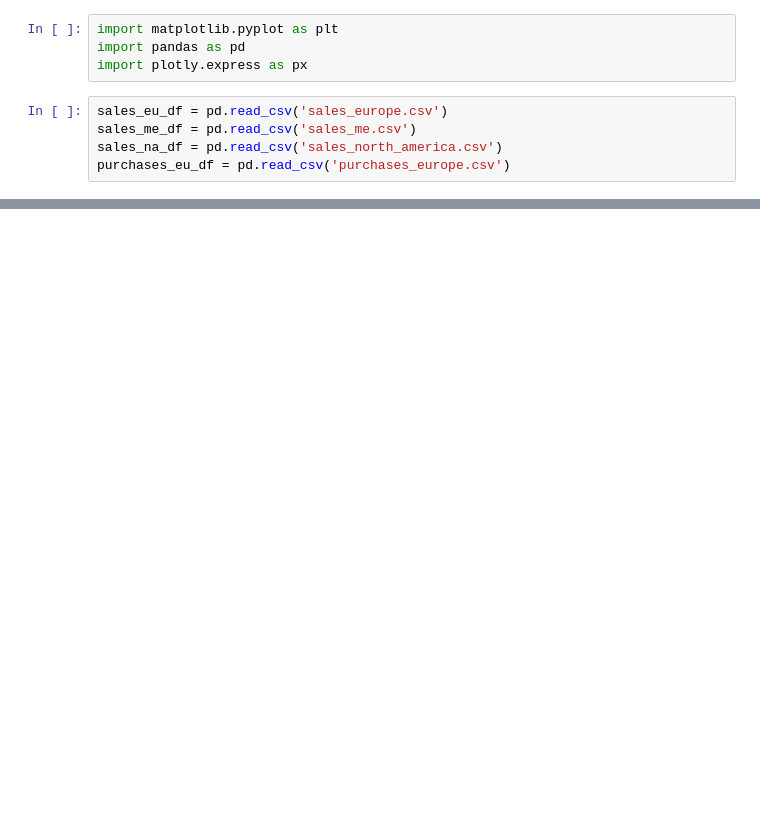
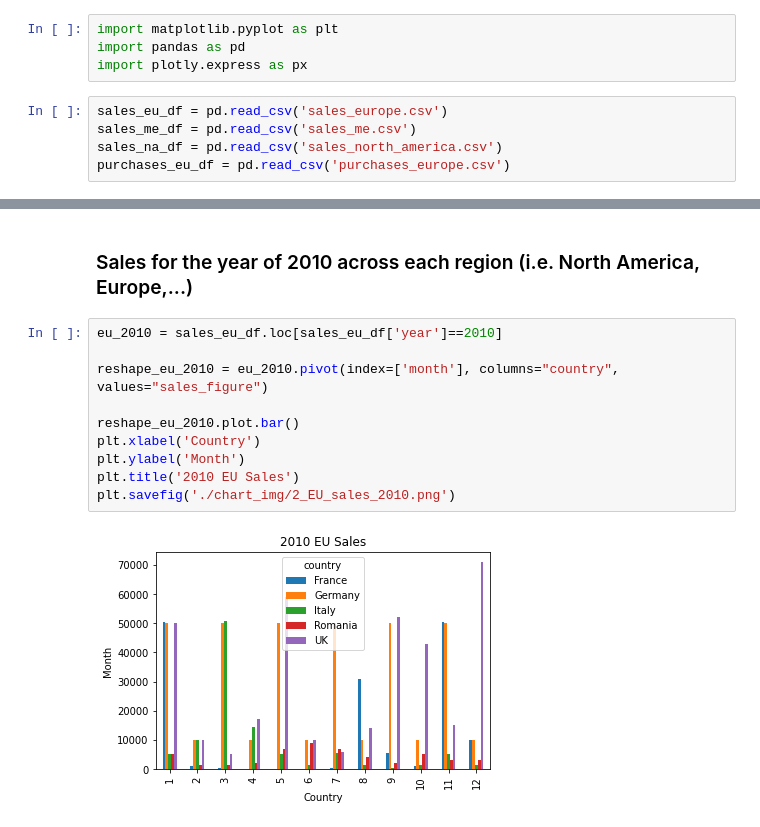
Before and after one commit to Jonty-Lees/chart_visulization_assignment, a Jupyter notebook: notebook.ipynb, the cells around one changed output, grey strips where cells are left out. Saved outputs shown, nothing was run; the diff lists cells and outputs as text; blank space fills up the shorter version.

```diff
--- a/notebook.ipynb
+++ b/notebook.ipynb
@@ -32,0 +49,14 @@ purchases_eu_df = pd.read_csv('purchases_europe.csv')
+# %% [markdown]
+### Sales for the year of 2010 across each region (i.e. North America, Europe,...)
+# %%
+eu_2010 = sales_eu_df.loc[sales_eu_df['year']==2010]
+
+reshape_eu_2010 = eu_2010.pivot(index=['month'], columns="country", values="sales_figure")
+
+reshape_eu_2010.plot.bar()
+plt.xlabel('Country')
+plt.ylabel('Month')
+plt.title('2010 EU Sales')
+plt.savefig('./chart_img/2_EU_sales_2010.png')
+# %% [output]
+[figure, added]
```
Also changed, not shown: parts of 20 cells of this notebook, 15 other files.
